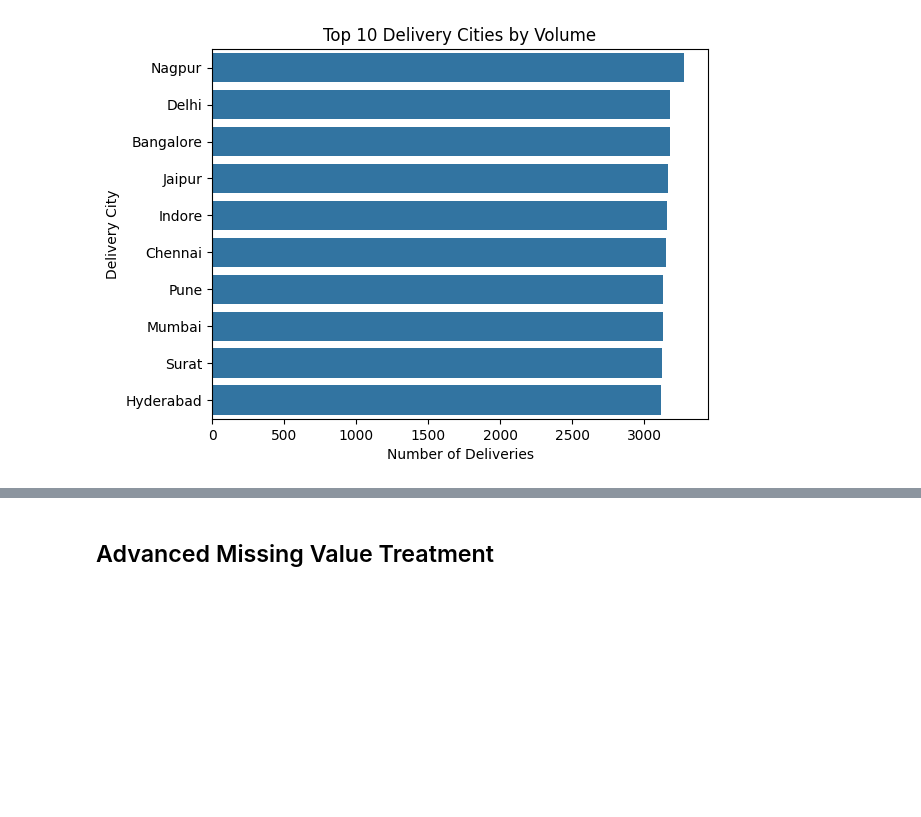
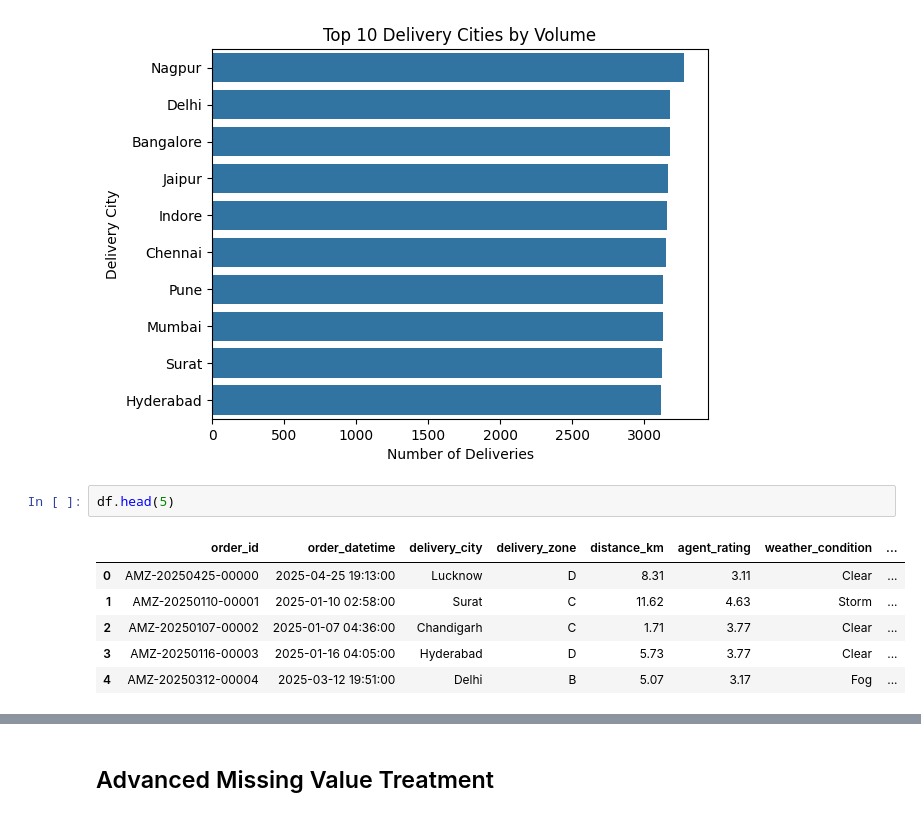
Before and after one commit to omvaja693-create/Amazon-s-Data-Preprocessing-Feature-Engineering, a Jupyter notebook: anazon_analysis.ipynb, the cells around one changed output, grey strips where cells are left out. Drawn from its saved outputs; the diff is of its cells as text; blank space fills up the shorter version.

```diff
--- a/anazon_analysis.ipynb
+++ b/anazon_analysis.ipynb
@@ -308,3 +308,12 @@ plt.ylabel('Delivery City')
 plt.show()
 # %% [output]
 [figure]
+# %%
+df.head(5)
+# %% [output]
+|  | order_id | order_datetime | delivery_city | delivery_zone | distance_km | agent_rating | weather_condition | ... |
+| 0 | AMZ-20250425-00000 | 2025-04-25 19:13:00 | Lucknow | D | 8.31 | 3.11 | Clear | ... |
+| 1 | AMZ-20250110-00001 | 2025-01-10 02:58:00 | Surat | C | 11.62 | 4.63 | Storm | ... |
+| 2 | AMZ-20250107-00002 | 2025-01-07 04:36:00 | Chandigarh | C | 1.71 | 3.77 | Clear | ... |
+| 3 | AMZ-20250116-00003 | 2025-01-16 04:05:00 | Hyderabad | D | 5.73 | 3.77 | Clear | ... |
+| 4 | AMZ-20250312-00004 | 2025-03-12 19:51:00 | Delhi | B | 5.07 | 3.17 | Fog | ... |
```
Also changed, not shown: parts of 2 cells of this notebook.
